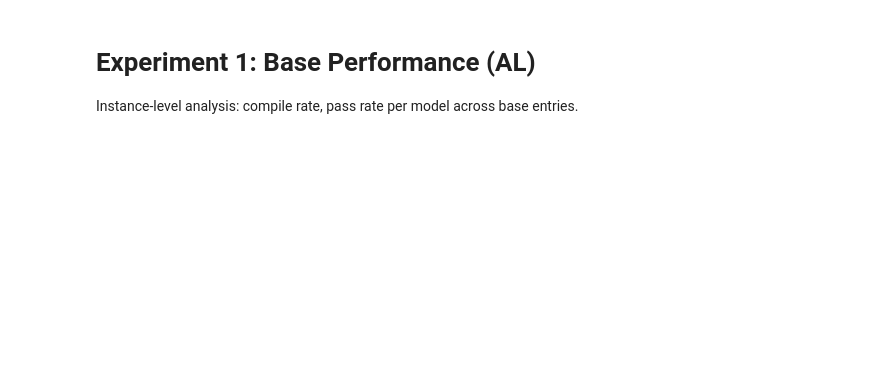
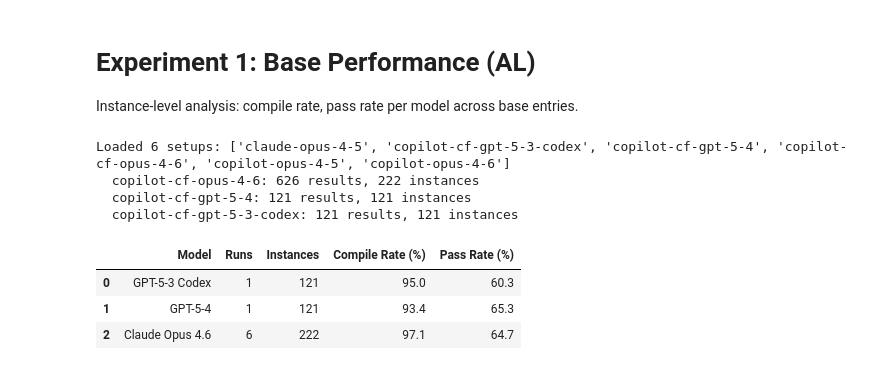
Before and after one commit to microsoft/BC-Bench, a Jupyter notebook: notebooks/counterfactual-evaluation/experiment1-base-performance.ipynb, the cells around one changed output. Drawn from its saved outputs; the diff is of its cells as text; code cells hidden in the pictures; blank space fills up the shorter version.

```diff
--- a/notebooks/counterfactual-evaluation/experiment1-base-performance.ipynb
+++ b/notebooks/counterfactual-evaluation/experiment1-base-performance.ipynb
@@ -8,37 +8,57 @@ from pathlib import Path
 
 sys.path.insert(0, str(Path.cwd().parent))
 
-from utils import load_aggregate_results
+from utils import load_all_results
 
-# Configure your setups here after running experiments
-SETUPS: list[str] = []  # e.g. ["copilot-opus-4-6", "claude-code"]
-SETUP_LABELS: dict[str, str] = {}  # e.g. {"copilot-opus-4-6": "Copilot"}
+# 3 CFE runs: claude-opus-4-6, gpt-5-4, gpt-5-3-codex
+SETUPS = ["copilot-cf-opus-4-6", "copilot-cf-gpt-5-4", "copilot-cf-gpt-5-3-codex"]
+SETUP_LABELS = {
+    "copilot-cf-opus-4-6": "Claude Opus 4.6",
+    "copilot-cf-gpt-5-4": "GPT-5-4",
+    "copilot-cf-gpt-5-3-codex": "GPT-5-3 Codex",
+}
 
-all_results = load_aggregate_results(category="bug-fix")
+all_results = load_all_results(category="bug-fix")
 print(f"Loaded {len(all_results)} setups: {list(all_results.keys())}")
+for name in SETUPS:
+    if name in all_results:
+        df = all_results[name]
+        print(f"  {name}: {len(df)} results, {df['instance_id'].nunique()} instances")
+# %% [output]
+Loaded 6 setups: ['claude-opus-4-5', 'copilot-cf-gpt-5-3-codex', 'copilot-cf-gpt-5-4', 'copilot-cf-opus-4-6', 'copilot-opus-4-5', 'copilot-opus-4-6']
+  copilot-cf-opus-4-6: 626 results, 222 instances
+  copilot-cf-gpt-5-4: 121 results, 121 instances
+  copilot-cf-gpt-5-3-codex: 121 results, 121 instances
 # %%
 import pandas as pd
 import plotly.express as px
 
 summary_rows = []
 for setup, df in all_results.items():
     if SETUPS and setup not in SETUPS:
         continue
     label = SETUP_LABELS.get(setup, setup)
     n_runs = df["run_id"].nunique()
     n_instances = df["instance_id"].nunique()
     compile_rate = df["build"].mean() * 100
     pass_rate = df["resolved"].mean() * 100
-    summary_rows.append({
-        "Model": label,
-        "Runs": n_runs,
-        "Instances": n_instances,
-        "Compile Rate (%)": round(compile_rate, 1),
-        "Pass Rate (%)": round(pass_rate, 1),
-    })
+    summary_rows.append(
+        {
+            "Model": label,
+            "Runs": n_runs,
+            "Instances": n_instances,
+            "Compile Rate (%)": round(compile_rate, 1),
+            "Pass Rate (%)": round(pass_rate, 1),
+        }
+    )
 
 summary_df = pd.DataFrame(summary_rows)
 summary_df
+# %% [output]
+|  | Model | Runs | Instances | Compile Rate (%) | Pass Rate (%) |
+| 0 | GPT-5-3 Codex | 1 | 121 | 95.0 | 60.3 |
+| 1 | GPT-5-4 | 1 | 121 | 93.4 | 65.3 |
+| 2 | Claude Opus 4.6 | 6 | 222 | 97.1 | 64.7 |
 # %%
 # Bar chart: compile rate and pass rate per model
 if not summary_df.empty:
```
Also changed, not shown: parts of 2 cells of this notebook, 15 other files.
